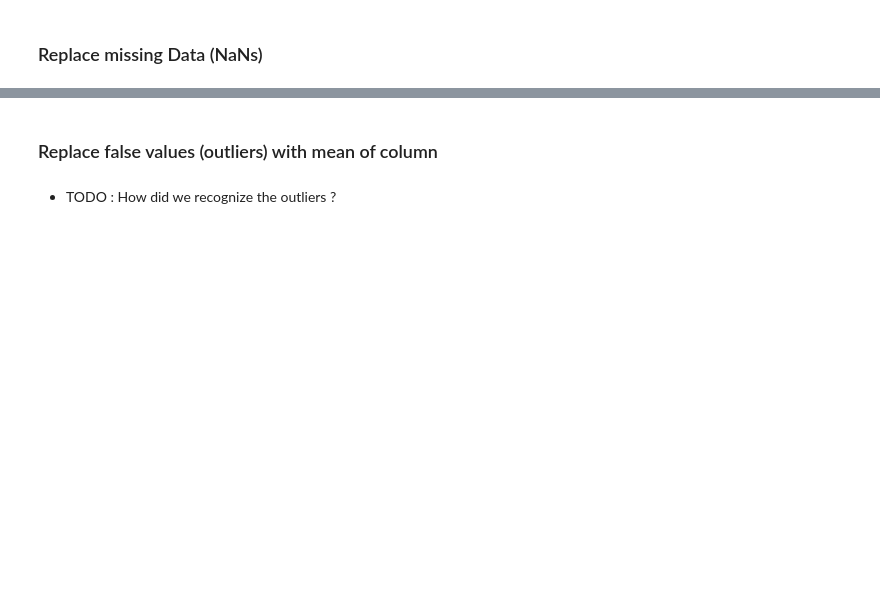
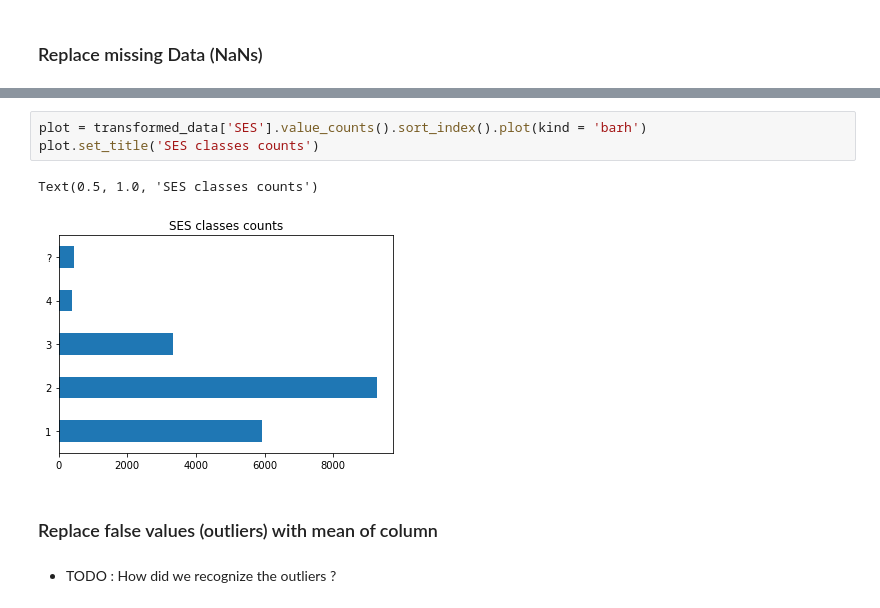
Before and after one commit to jlp237/ml_project, a Jupyter notebook: AA_202021_Project.ipynb, the cells around one changed output, grey strips where cells are left out. Drawn from its saved outputs; the diff is of its cells as text; blank space fills up the shorter version.

```diff
--- a/AA_202021_Project.ipynb
+++ b/AA_202021_Project.ipynb
@@ -428,3 +621,9 @@ transformed_data.isna().sum()
+# %%
+plot = transformed_data['SES'].value_counts().sort_index().plot(kind = 'barh')
+plot.set_title('SES classes counts')
+# %% [output]
+Text(0.5, 1.0, 'SES classes counts')
+[figure, added]
 # %% [markdown]
 ### Replace false values (outliers) with mean of column
 # %% [markdown]
```
Also changed, not shown: parts of 81 cells of this notebook, 1 other file.
